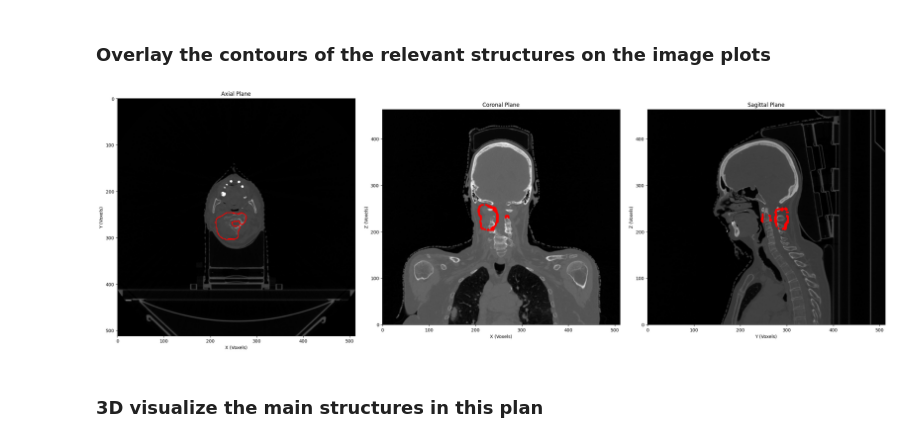
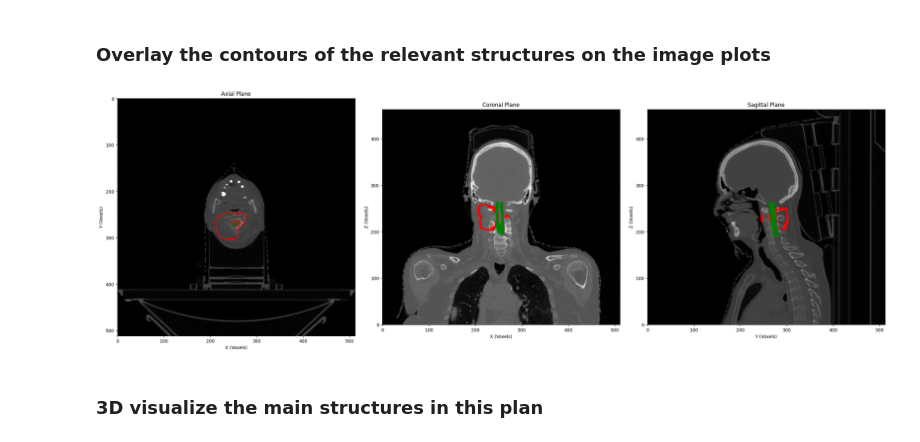
Before and after one commit to danieldeiros/TOH_Tractography, a Jupyter notebook: assignment.ipynb, the cells around one changed output. Drawn from its saved outputs; the diff is of its cells as text; code cells hidden in the pictures.

```diff
--- a/assignment.ipynb
+++ b/assignment.ipynb
@@ -250,7 +251,7 @@ ROI_Names = {ROI.ROINumber:
              ROI.ROIName for ROI in RS_Files[0].StructureSetROISequence}
 
 # Target_Structures = ["1PTV3000", "SpinalCord"]
-Target_Structures = ["1PTV3000"]
+Target_Structures = ["1PTV3000", "SpinalCord"]
 Target_Numbers = np.full(len(Target_Structures), np.nan)
 
 for i, structure in enumerate(Target_Structures):
@@ -259,7 +260,7 @@ for i, structure in enumerate(Target_Structures):
             Target_Numbers[i] = Number
             break
 
-for Number in Target_Numbers:
+for i, Number in enumerate(Target_Numbers):
     for ROI in Contour_Sequence:
         if Number == ROI.ReferencedROINumber:
             Contour_Data = ROI.ContourSequence
@@ -273,37 +274,37 @@ for Number in Target_Numbers:
         #     x_pts, y_pts = contour_points_slice[:, 0], contour_points_slice[:, 1]
         #     axs[0].plot(x_pts, y_pts, 'r-', linewidth = 1)
 
     contour_axial = contour_points[(Isocentre_Pos[2]-1 <= contour_points[:, 2])  & (contour_points[:,2] <= Isocentre_Pos[2]+1)] # collect points when on isocentric axial plane
     x_pts, y_pts = contour_axial[:, 0], contour_axial[:, 1]
-    axs[0].plot(x_pts, y_pts, 'r-', linewidth = 1)
+    axs[0].plot(x_pts, y_pts, '-', linewidth = 1, color = colours[i % len(colours)])
 
     contour_coronal = contour_points[(Isocentre_Pos[1]-1 <= contour_points[:, 1])  & (contour_points[:,1] <= Isocentre_Pos[1]+1)] # collect points when on isocentric coronal plane
     # contour_coronal = contour_points[contour_points[:,1] == Isocentre_Pos[1]] # collect points when on isocentric coronal plane
     x_pts, z_pts = contour_coronal[:,0], contour_coronal[:,2]
-    axs[1].plot(x_pts, z_pts, 'r.', linewidth = 1)
+    axs[1].plot(x_pts, z_pts, '.', linewidth = 1, color = colours[i % len(colours)])
     # mask = np.zeros((CT_Images[:,0,:].shape)) # pre-allocate mask
     # rr, cc = polygon(contour_coronal[:, 2], contour_coronal[:, 0], shape = mask.shape) # , shape=mask.shape
     # mask[rr, cc] = 1
     # mask = binary_fill_holes(mask) # fill holes for nicer contour
     # contours = find_contours(mask, level=0.5)
     # # contour = max(contours, key = lambda x: len(x))
     # contours = sorted(contours, key = lambda x: len(x))
     # axs[1].plot(contours[-1][:, 1], contours[-1][:, 0], 'r-', linewidth=1)
     # for contour in contours:
     #     axs[1].plot(contour[:, 1], contour[:, 0], 'r-', linewidth=1)
 
     contour_sagittal = contour_points[(Isocentre_Pos[0]-1 <= contour_points[:, 0])  & (contour_points[:,0] <= Isocentre_Pos[0]+1)] # collect points when on isocentric sagittal plane
     # contour_sagittal = contour_points[contour_points[:, 0] == Isocentre_Pos[0]] # collect points when on isocentric sagittal plane
     y_pts, z_pts = contour_sagittal[:,1], contour_sagittal[:,2]
-    axs[2].plot(y_pts, z_pts, 'r.', linewidth = 1)
+    axs[2].plot(y_pts, z_pts, '.', linewidth = 1, color = colours[i % len(colours)])
     # mask = np.zeros((CT_Images[:,0,:].shape)) # pre-allocate mask
     # rr, cc = polygon(contour_coronal[:, 2], contour_coronal[:, 1]) # , shape=mask.shape
     # mask[rr, cc] = 1
     # contours = find_contours(mask, level=0.5)
     # contours = sorted(contours, key = lambda x: len(x))
     # axs[2].plot(contours[-1][:, 1], contours[-1][:, 0], 'r-', linewidth=1)
 # %% [output]
-[figure, old version]
+[figure, new version]
 # %% [markdown]
 ### 3D visualize the main structures in this plan
 # %%
```
Also changed, not shown: parts of 13 cells of this notebook.
